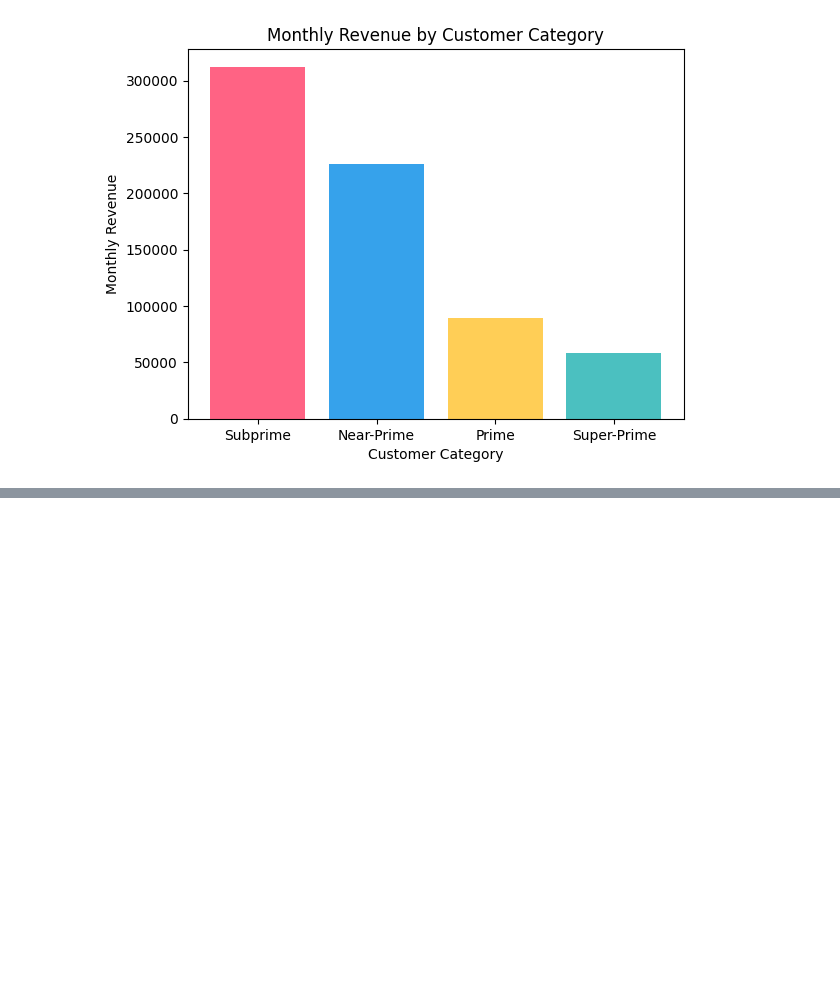
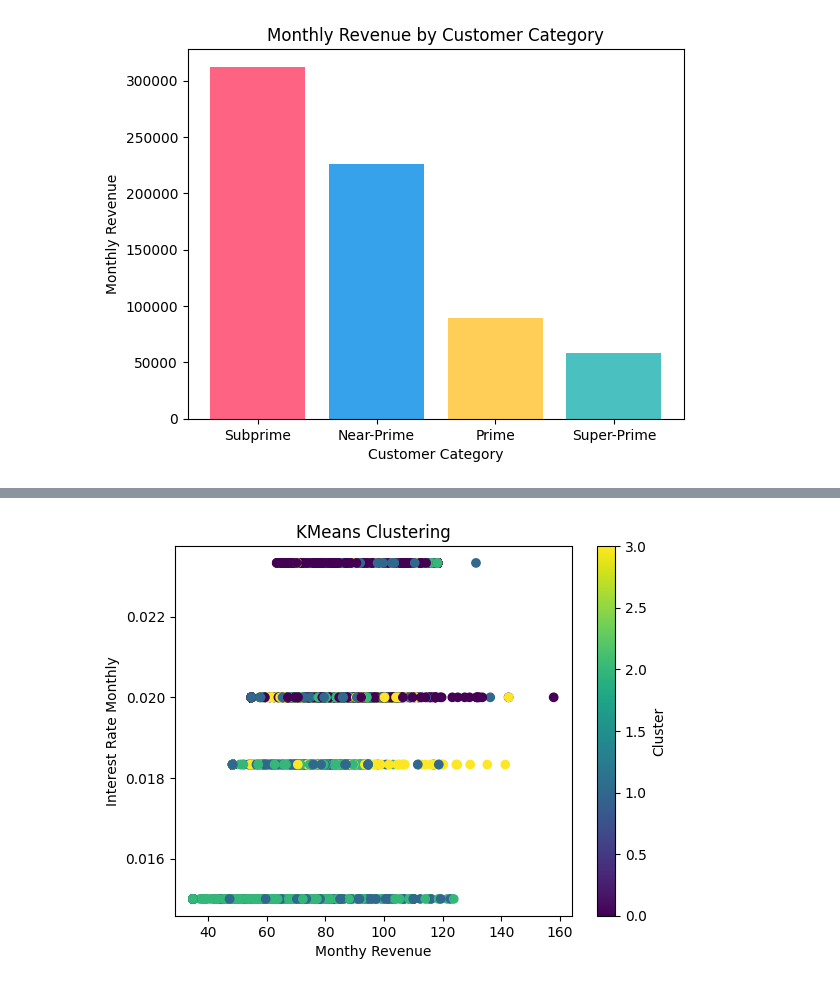
Before and after one commit to NickSordi/FU6520_NS, a Jupyter notebook: Survival.ipynb, the cells around one changed output, grey strips where cells are left out. Drawn from its saved outputs; the diff is of its cells as text; code cells hidden in the pictures; blank space fills up the shorter version.

```diff
--- a/Survival.ipynb
+++ b/Survival.ipynb
@@ -637,0 +646,56 @@ from sklearn.metrics import accuracy_score
+# %%
+import pandas as pd
+from sklearn.preprocessing import MinMaxScaler, OneHotEncoder
+from sklearn.compose import ColumnTransformer
+from sklearn.pipeline import Pipeline
+from sklearn.cluster import KMeans
+import matplotlib.pyplot as plt
+
+# Define features correctly
+features = df[['Attrition_Probability', 'Monthy_Revenue', 'Customer_Age', 'Gender', 'Income_Category', 'Card_Category', 'Interest_Rate_monthly', 'Card_Fee_Monthly', 'Late_Fee_Monthly']]
+
+# Define numeric and categorical features
+numeric_features = ['Attrition_Probability', 'Monthy_Revenue', 'Customer_Age', 'Interest_Rate_monthly', 'Card_Fee_Monthly', 'Late_Fee_Monthly']
+categorical_features = ['Gender', 'Income_Category', 'Card_Category']
+
+# Preprocessing pipeline for numeric features
+numeric_transformer = Pipeline(steps=[
+    ('scaler', MinMaxScaler(feature_range=(0, 1)))
+])
+
+# Preprocessing pipeline for categorical features
+categorical_transformer = Pipeline(steps=[
+    ('onehot', OneHotEncoder(handle_unknown='ignore'))
+])
+
+# Combine preprocessing pipelines
+preprocessor = ColumnTransformer(
+    transformers=[
+        ('num', numeric_transformer, numeric_features),
+        ('cat', categorical_transformer, categorical_features)
+    ])
+
+# Define the KMeans model
+k = 4  # Choose the number of clusters
+kmeans = KMeans(n_clusters=k)
+
+# Create a pipeline with preprocessing and clustering
+pipeline = Pipeline(steps=[
+    ('preprocessor', preprocessor),
+    ('kmeans', kmeans)
+])
+
+# Fit the pipeline to the data
+pipeline.fit(features)
+
+# Predict cluster labels
+cluster_labels = pipeline.named_steps['kmeans'].labels_
+
+# Visualize the clusters
+plt.scatter(features['Monthy_Revenue'], features['Interest_Rate_monthly'], c=cluster_labels, cmap='viridis')
+plt.xlabel('Monthy Revenue')
+plt.ylabel('Interest Rate Monthly')
+plt.title('KMeans Clustering')
+plt.colorbar(label='Cluster')
+plt.show()
+# %% [output]
@@ -637,0 +703 @@ from sklearn.metrics import accuracy_score
+[figure, added]
```
Also changed, not shown: parts of 7 cells of this notebook.
